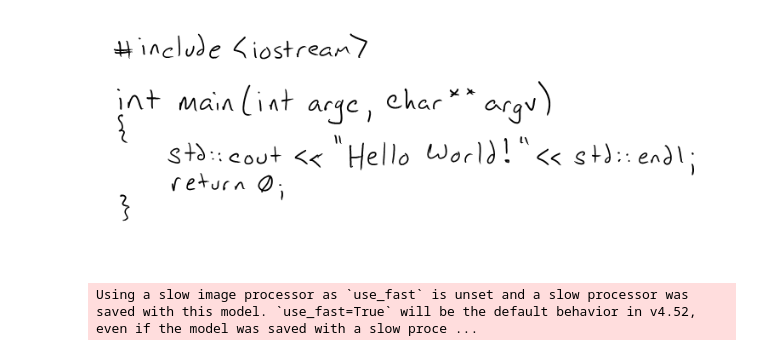
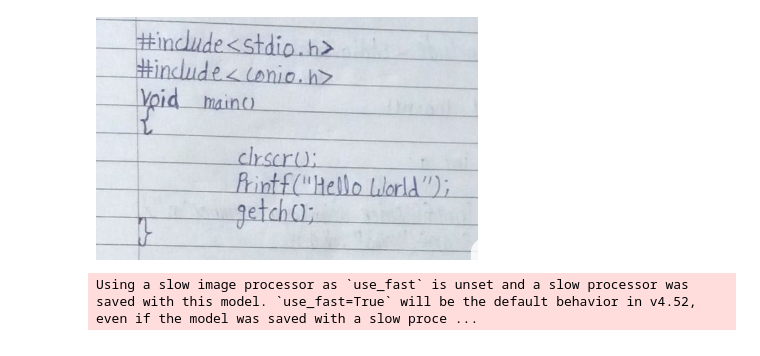
Before and after one commit to chiraggulati098/neural_code_compiler, a Jupyter notebook: inference.ipynb, the cells around one changed output. Drawn from its saved outputs; the diff is of its cells as text; code cells hidden in the pictures.

```diff
--- a/inference.ipynb
+++ b/inference.ipynb
@@ -2,10 +2,10 @@
 from PIL import Image
 from transformers import TrOCRProcessor, VisionEncoderDecoderModel
 # %%
-img_path = "dataset_creator/images/2.png"
+img_path = "dataset_creator/images/Screenshot 2025-04-11 172501.png"
 image = Image.open(img_path).convert("RGB")
 image
 # %% [output]
-[figure, old version]
+[figure, new version]
 # %%
 processor = TrOCRProcessor.from_pretrained("microsoft/trocr-base-handwritten")
```
Also changed, not shown: parts of 2 cells of this notebook, 1 other file.
